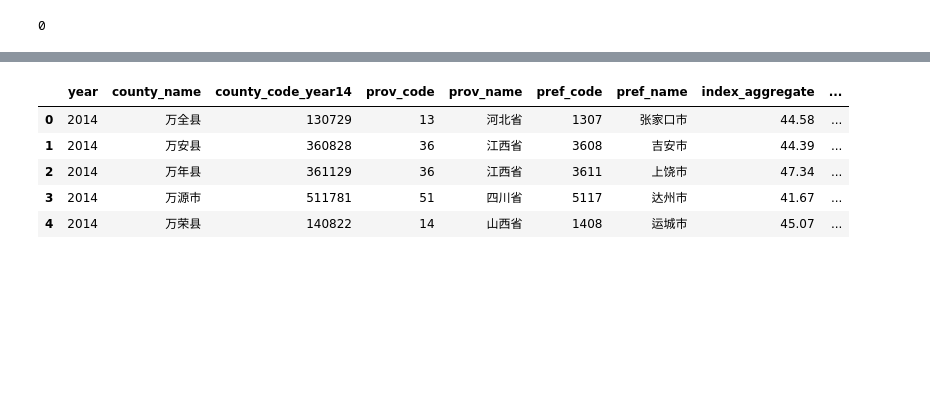
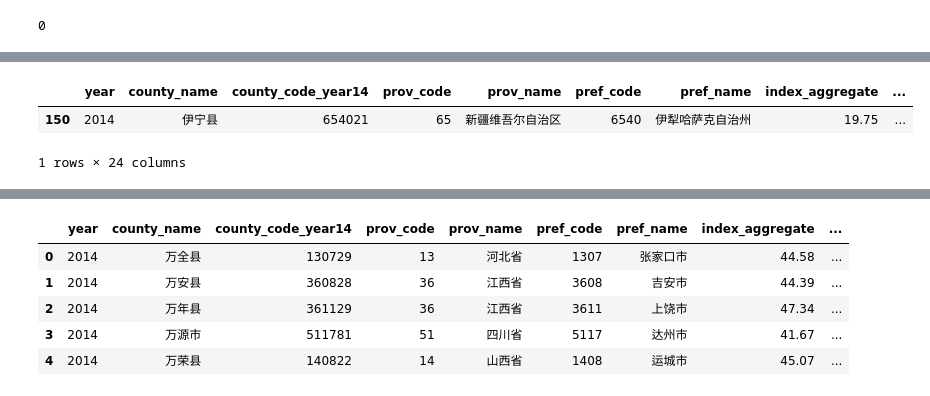
Before and after one commit to MariamAmmar/China_Fintech_Project, a Jupyter notebook: China_Fintech_Project/Katie.ipynb, the cells around one changed output, grey strips where cells are left out. Cells and saved outputs as stored; diff of their text form; code cells hidden in the pictures; blank space fills up the shorter version.

```diff
--- a/China_Fintech_Project/Katie.ipynb
+++ b/China_Fintech_Project/Katie.ipynb
@@ -232,0 +198,6 @@ df = data.copy()
+# %%
+df[df["pref_code"]==6540].head(1)
+# %% [output]
+|  | year | county_name | county_code_year14 | prov_code | prov_name | pref_code | pref_name | index_aggregate | ... |
+| 150 | 2014 | 伊宁县 | 654021 | 65 | 新疆维吾尔自治区 | 6540 | 伊犁哈萨克自治州 | 19.75 | ... |
+1 rows × 24 columns
```
Also changed, not shown: parts of 92 cells of this notebook, 4 other files.
